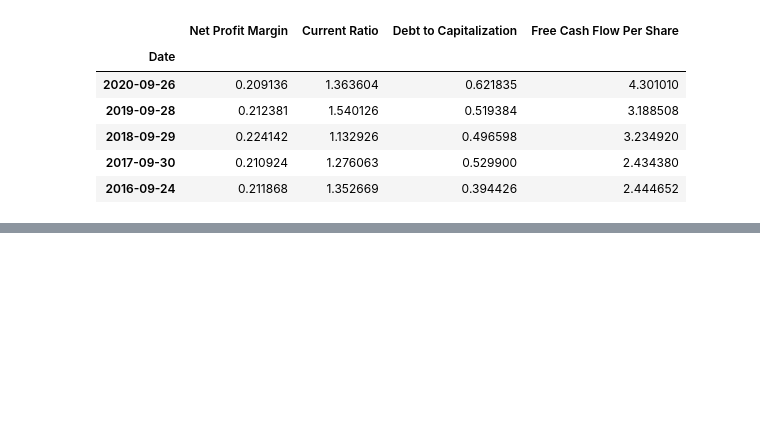
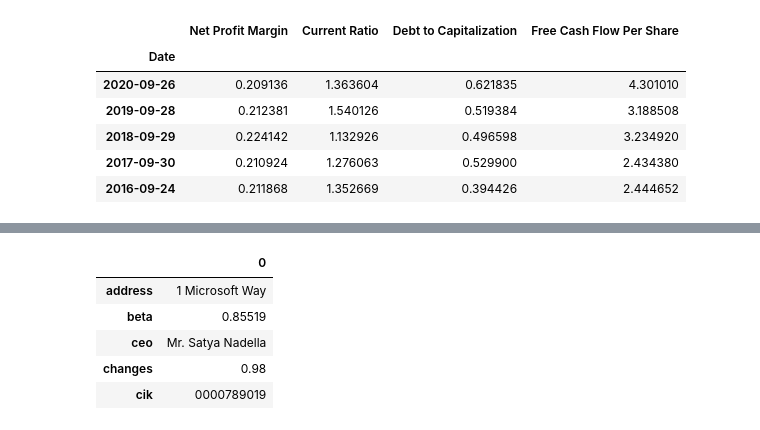
Before and after one commit to kedarmoh/FinTechProjectA, a Jupyter notebook: Project_1_FirstFile_Updated_Kedar.ipynb, the cells around one changed output, grey strips where cells are left out. Cells and saved outputs as stored; diff of their text form; code cells hidden in the pictures; blank space fills up the shorter version.

```diff
--- a/Project_1_FirstFile_Updated_Kedar.ipynb
+++ b/Project_1_FirstFile_Updated_Kedar.ipynb
@@ -296,0 +336,10 @@ tabs
+# %%
+profile = fa.profile("MSFT", fa_api_key)
+profile.head()
+# %% [output]
+|  | 0 |
+| address | 1 Microsoft Way |
+| beta | 0.85519 |
+| ceo | Mr. Satya Nadella |
+| changes | 0.98 |
+| cik | 0000789019 |
```
Also changed, not shown: parts of 12 cells of this notebook.
